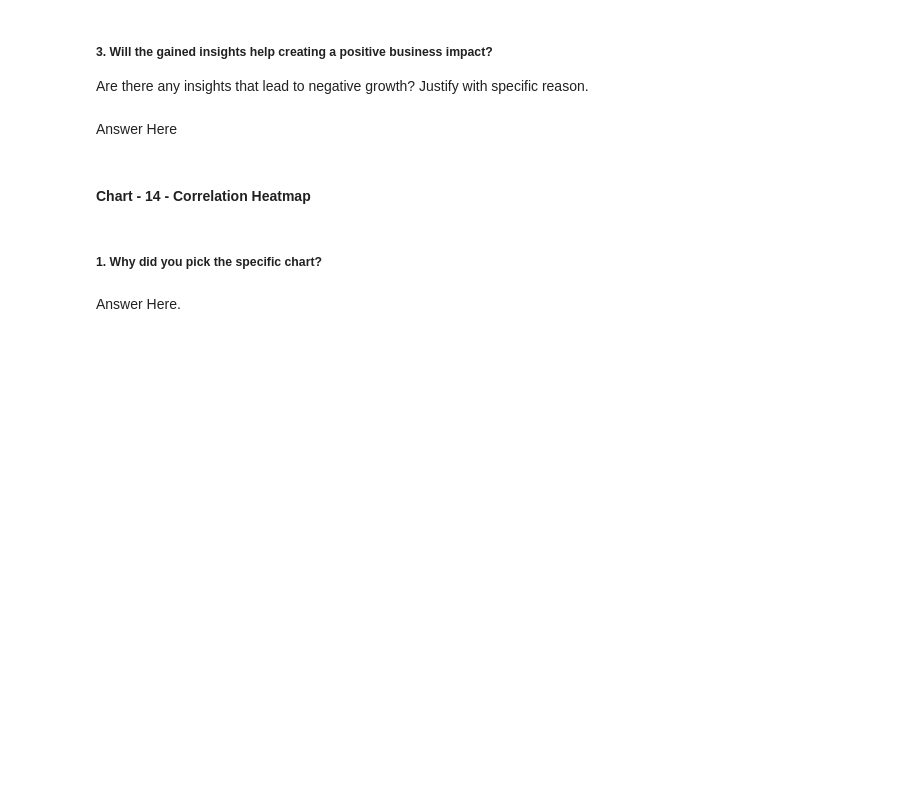
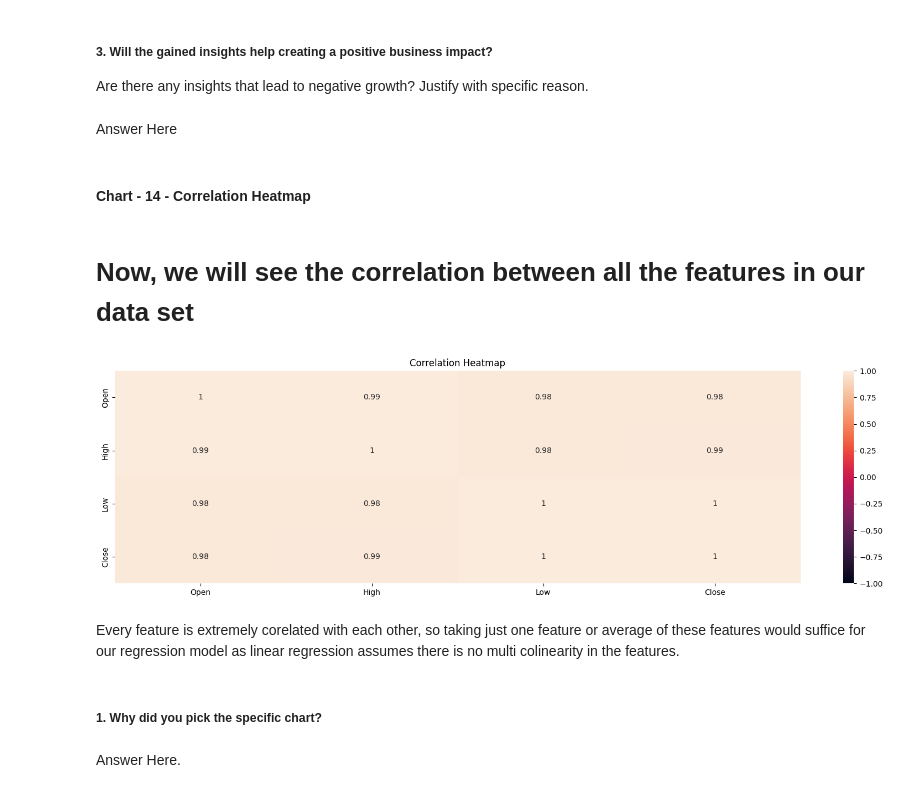
Before and after one commit to kashifkhan9555/Yes_Bank_Closing_price_prediction, a Jupyter notebook: Yes_Bank_Closing_price_prediction.ipynb, the cells around one changed output. Cells and saved outputs as stored; diff of their text form; code cells hidden in the pictures; blank space fills up the shorter version.

```diff
--- a/Yes_Bank_Closing_price_prediction.ipynb
+++ b/Yes_Bank_Closing_price_prediction.ipynb
@@ -687,3 +697,14 @@ Answer Here
+# %% [markdown]
+# Now, we will see the correlation between all the features in our data set
+# %%
+# Correlation Heatmap visualization code
+plt.figure(figsize=(20,5))
+plt.title('Correlation Heatmap')
+cor = sns.heatmap(df.corr(), vmin=-1, vmax=1, cmap=None,annot=True)
+# %% [output]
+[figure, added]
+# %% [markdown]
+Every feature is extremely corelated with each other, so taking just one feature or average of these features would suffice for our regression model as linear regression assumes there is no multi colinearity in the features.
 # %% [markdown]
 ##### 1. Why did you pick the specific chart?
 # %% [markdown]
```
Also changed, not shown: parts of 5 cells of this notebook.
